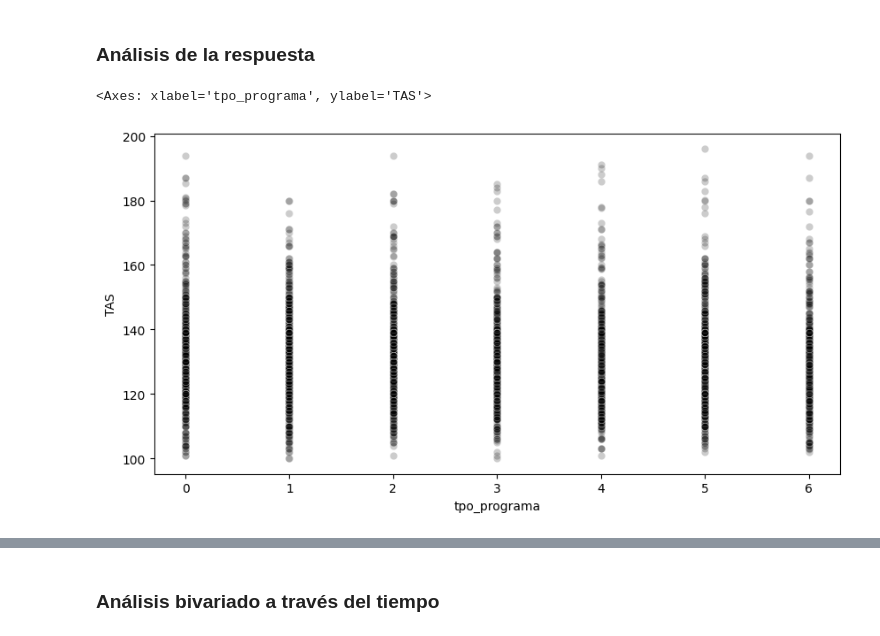
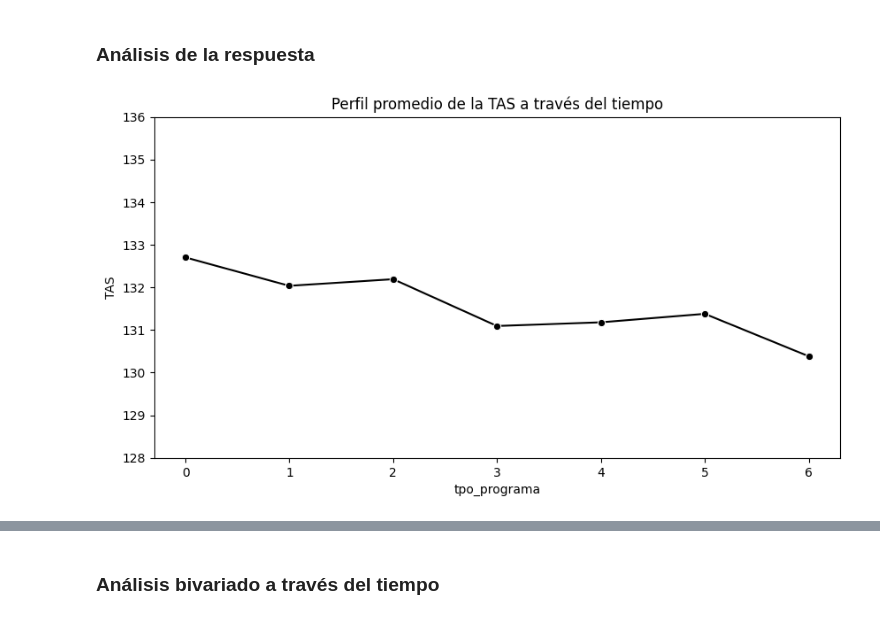
Before and after one commit to ecometto94/Tesis, a Jupyter notebook: Sintaxis/Análisis Descriptivo Paper Style.ipynb, the cells around one changed output, grey strips where cells are left out. Cells and saved outputs as stored; diff of their text form; code cells hidden in the pictures.

```diff
--- a/Sintaxis/Análisis Descriptivo Paper Style.ipynb
+++ b/Sintaxis/Análisis Descriptivo Paper Style.ipynb
@@ -59,10 +56,12 @@ tesis_basal["TAS"].mean(), tesis_basal["TAS"].std()
 # %% [markdown]
 ### Análisis de la respuesta
 # %%
-# Scatter plot
+# Gráfico de perfiles promedio
 fig, ax = plt.subplots(1,1)
 ax.set_prop_cycle(monochrome)
-sns.scatterplot(x=tesis["tpo_programa"], y=tesis["TAS"], alpha=0.2)
+sns.lineplot(x=tesis["tpo_programa"], y=tesis["TAS"], marker="o", palette="Greys", ci=None)
+plt.ylim(128, 136)
+plt.title("Perfil promedio de la TAS a través del tiempo")
+plt.savefig(f"{PATH_TO_IMG}/TAS_vs_tpo.png", bbox_inches='tight')
 # %% [output]
-<Axes: xlabel='tpo_programa', ylabel='TAS'>
-[figure, old version]
+[figure, new version]
```
Also changed, not shown: parts of 16 cells of this notebook, 7 other files.
